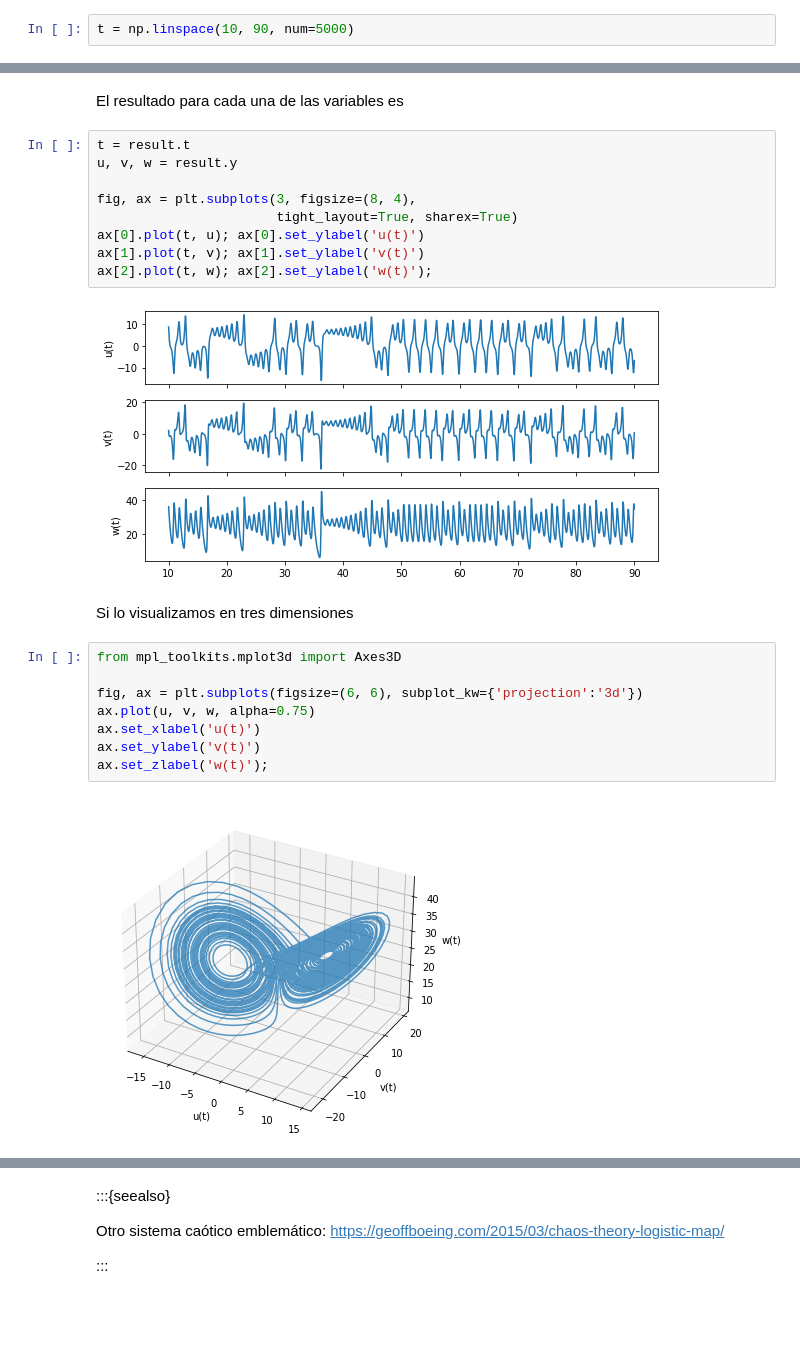
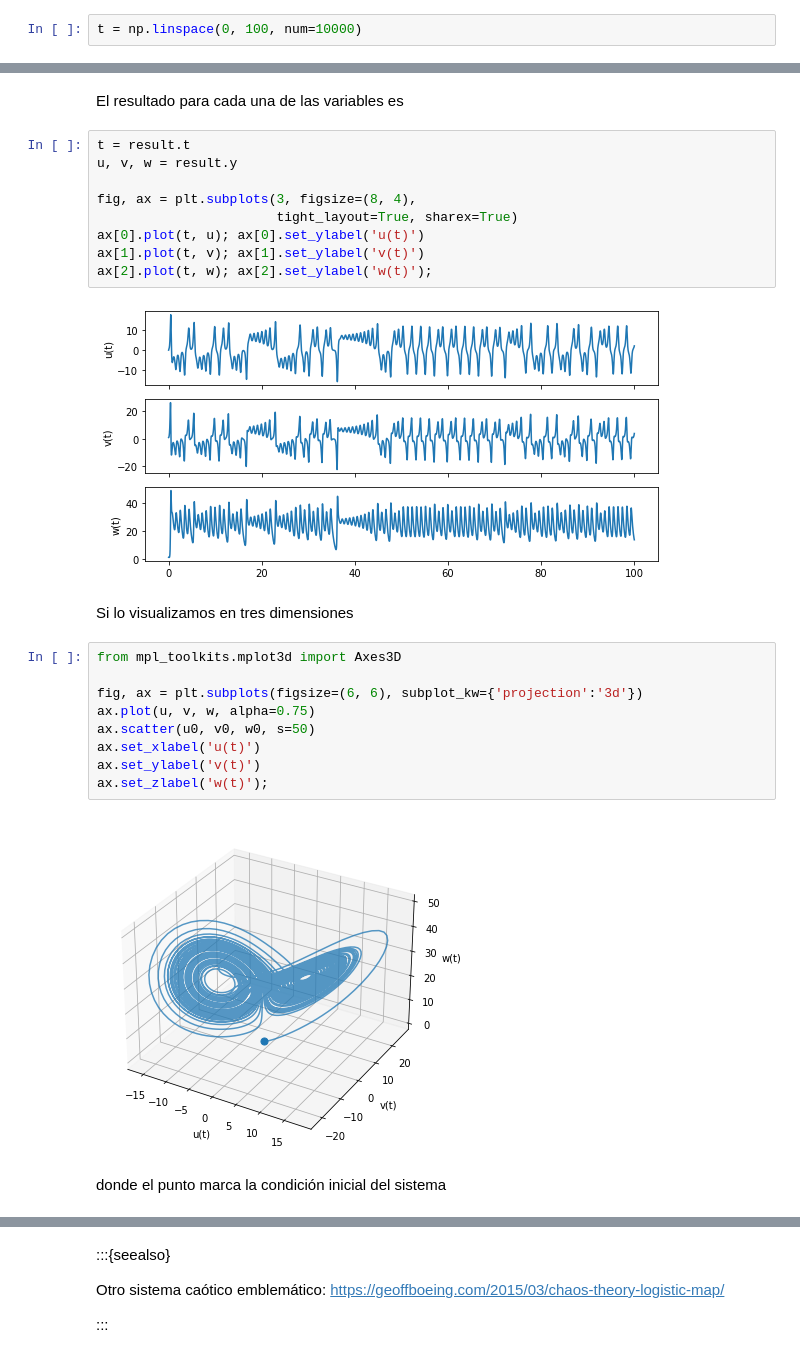
Before and after one commit to phuijse/PythonBook, a Jupyter notebook: _sources/contents/calculus/ode_integration.ipynb, the cells around one changed output, grey strips where cells are left out. Saved outputs shown, nothing was run; the diff lists cells and outputs as text; blank space fills up the shorter version.

```diff
--- a/_sources/contents/calculus/ode_integration.ipynb
+++ b/_sources/contents/calculus/ode_integration.ipynb
@@ -73,7 +74,7 @@ Lo último que debemos facilitar es un arreglo que represente los valores de la
 
 Esto debe ser un arreglo contenido dentro de `span`, por ejemplo
 # %%
-t = np.linspace(10, 90, num=5000)
+t = np.linspace(0, 100, num=10000)
 # %% [markdown]
 Finalmente resolvemos la EDO con
 # %%
@@ -104,19 +105,22 @@ ax[0].plot(t, u); ax[0].set_ylabel('u(t)')
 ax[1].plot(t, v); ax[1].set_ylabel('v(t)')
 ax[2].plot(t, w); ax[2].set_ylabel('w(t)');
 # %% [output]
-[figure, old version]
+[figure, new version]
 # %% [markdown]
 Si lo visualizamos en tres dimensiones
 # %%
 from mpl_toolkits.mplot3d import Axes3D
 
 fig, ax = plt.subplots(figsize=(6, 6), subplot_kw={'projection':'3d'})
 ax.plot(u, v, w, alpha=0.75)
+ax.scatter(u0, v0, w0, s=50)
 ax.set_xlabel('u(t)')
 ax.set_ylabel('v(t)')
 ax.set_zlabel('w(t)');
 # %% [output]
-[figure, old version]
+[figure, new version]
+# %% [markdown]
+donde el punto marca la condición inicial del sistema
 # %% [markdown]
 :::{note}
 
```
Also changed, not shown: parts of 3 cells of this notebook, 4 other files.
